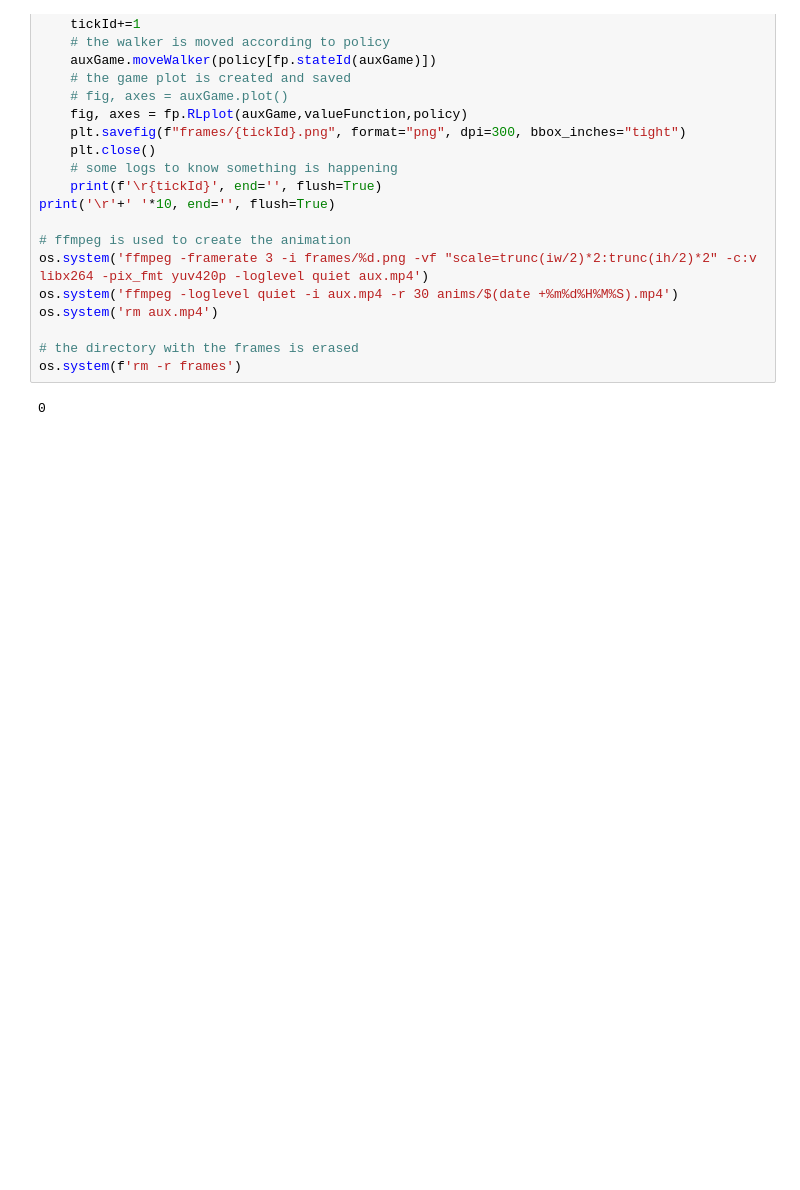
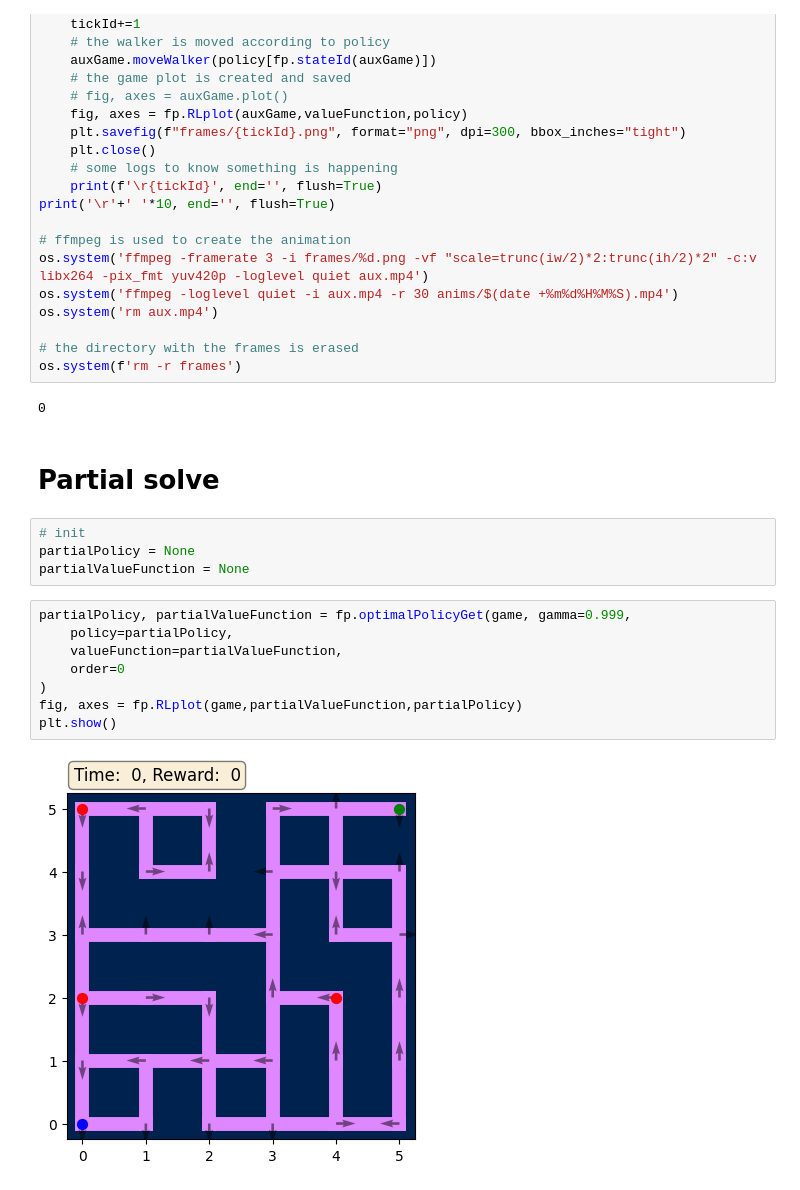
Before and after one commit to david16correa/RL-Game, a Jupyter notebook: finalProject.ipynb, the cells around one changed output. Cells and saved outputs as stored; diff of their text form; blank space fills up the shorter version.

```diff
--- a/finalProject.ipynb
+++ b/finalProject.ipynb
@@ -77,3 +77,19 @@ os.system('rm aux.mp4')
 os.system(f'rm -r frames')
 # %% [output]
 0
+# %% [markdown]
+# Partial solve
+# %%
+# init
+partialPolicy = None
+partialValueFunction = None
+# %%
+partialPolicy, partialValueFunction = fp.optimalPolicyGet(game, gamma=0.999,
+    policy=partialPolicy,
+    valueFunction=partialValueFunction,
+    order=0
+)
+fig, axes = fp.RLplot(game,partialValueFunction,partialPolicy)
+plt.show()
+# %% [output]
+[figure, added]
```
Also changed, not shown: parts of 15 cells of this notebook, 1 other file.
